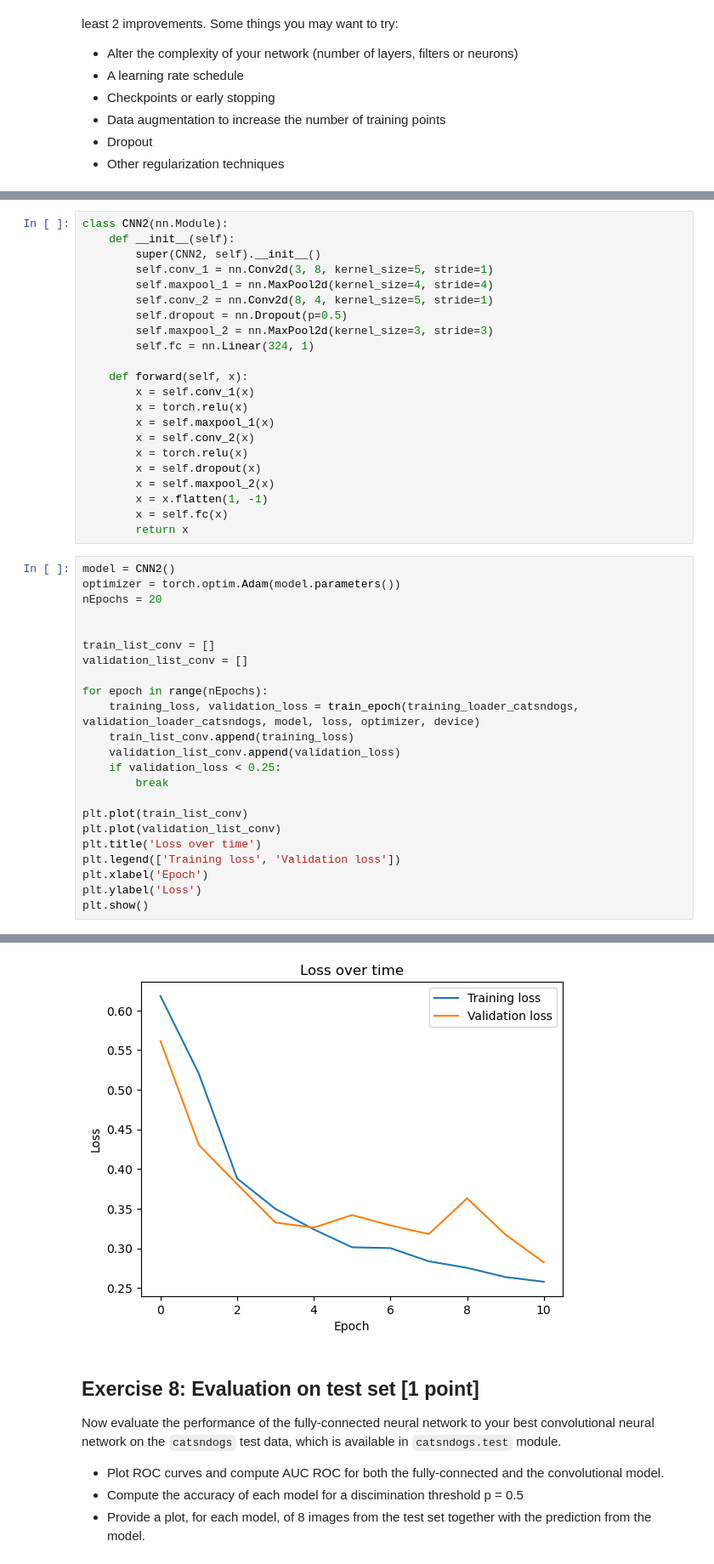
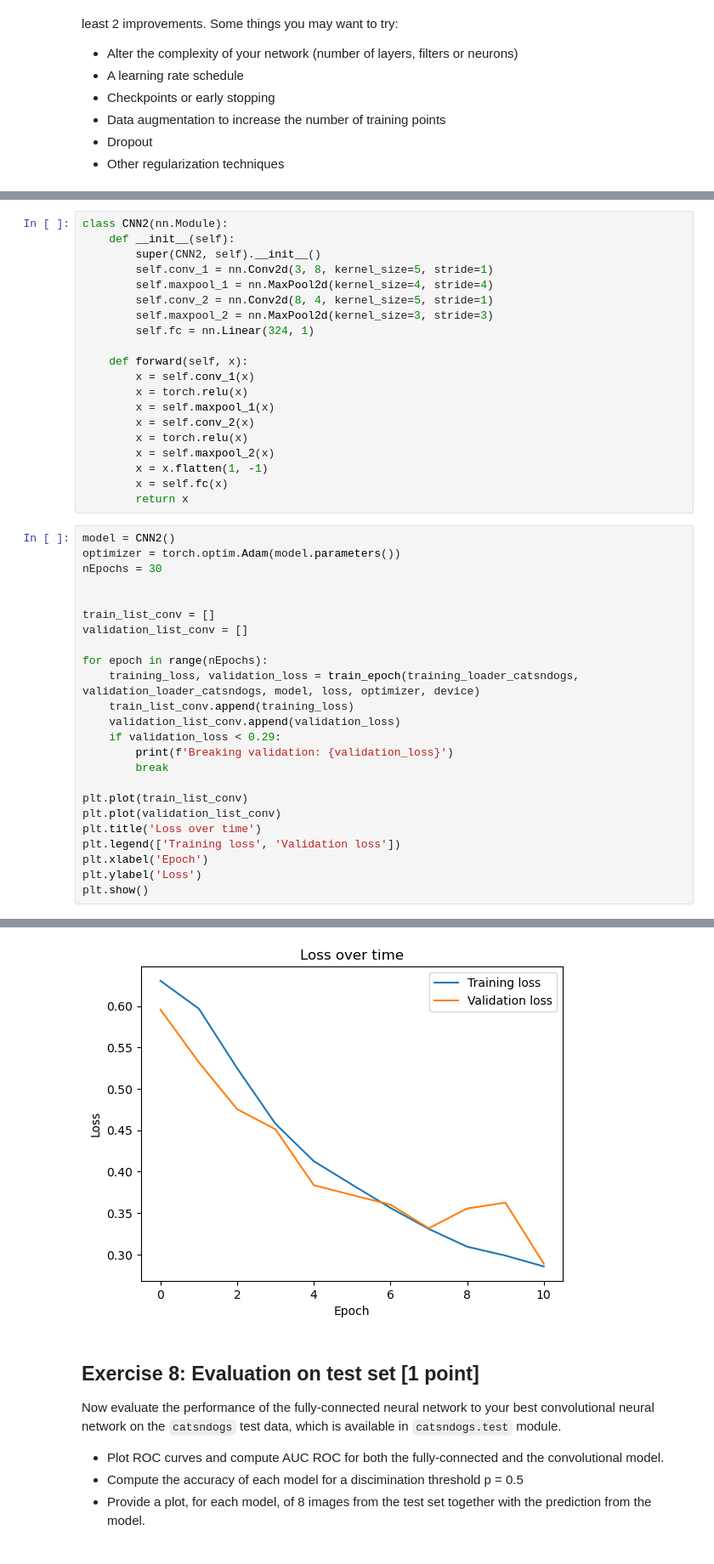
Before and after one commit to maximiliann97/TDA233-Algoritms-ML, a Jupyter notebook: HW3_2023.ipynb, the cells around one changed output, grey strips where cells are left out. Shown at 85% size. Saved outputs shown, nothing was run; the diff lists cells and outputs as text.

```diff
--- a/HW3_2023.ipynb
+++ b/HW3_2023.ipynb
@@ -1047,7 +1048,6 @@ class CNN2(nn.Module):
         self.conv_1 = nn.Conv2d(3, 8, kernel_size=5, stride=1)
         self.maxpool_1 = nn.MaxPool2d(kernel_size=4, stride=4)
         self.conv_2 = nn.Conv2d(8, 4, kernel_size=5, stride=1)
-        self.dropout = nn.Dropout(p=0.5)
         self.maxpool_2 = nn.MaxPool2d(kernel_size=3, stride=3)
         self.fc = nn.Linear(324, 1)
 
@@ -1057,7 +1057,6 @@ class CNN2(nn.Module):
         x = self.maxpool_1(x)
         x = self.conv_2(x)
         x = torch.relu(x)
-        x = self.dropout(x)
         x = self.maxpool_2(x)
         x = x.flatten(1, -1)
         x = self.fc(x)
@@ -1065,7 +1064,7 @@ class CNN2(nn.Module):
 # %%
 model = CNN2()
 optimizer = torch.optim.Adam(model.parameters())
-nEpochs = 20
+nEpochs = 30
 
 
 train_list_conv = []
@@ -1075,7 +1074,8 @@ for epoch in range(nEpochs):
     training_loss, validation_loss = train_epoch(training_loader_catsndogs, validation_loader_catsndogs, model, loss, optimizer, device)
     train_list_conv.append(training_loss)
     validation_list_conv.append(validation_loss)
-    if validation_loss < 0.25:
+    if validation_loss < 0.29:
+        print(f'Breaking validation: {validation_loss}')
         break
 
 plt.plot(train_list_conv)
@@ -1090,4 +1091,4 @@ Batch (82 / 83): Loss 0.29
-[figure, old version]
+[figure, new version]
 # %% [markdown]
 ## Exercise 8: Evaluation on test set [1 point]
 
```
Also changed, not shown: parts of 3 cells of this notebook.
